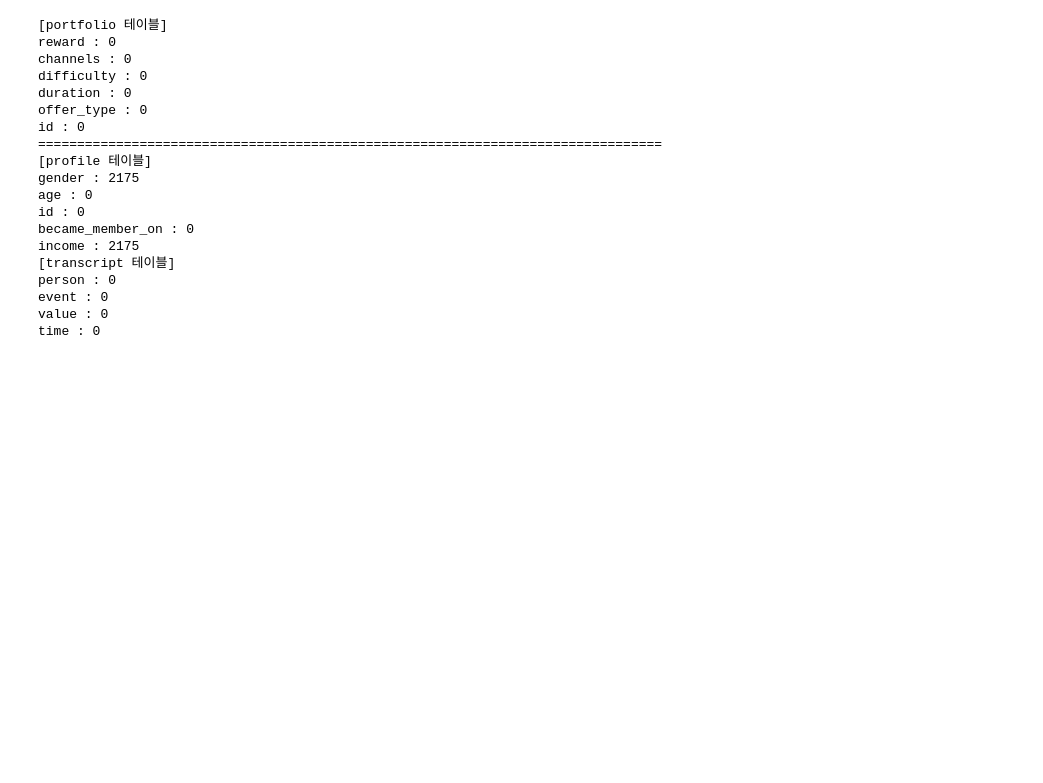
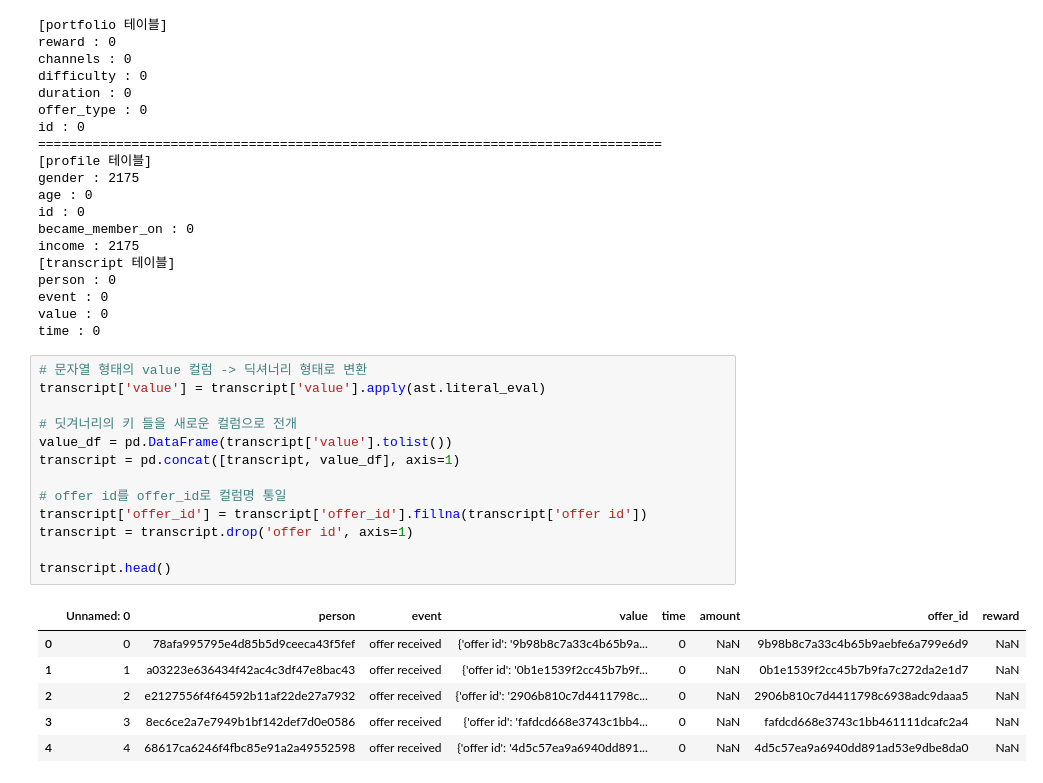
Before and after one commit to yoohengu/marketing_starbucks, a Jupyter notebook: kms/test.ipynb, the cells around one changed output. Drawn from its saved outputs; the diff is of its cells as text; blank space fills up the shorter version.

```diff
--- a/kms/test.ipynb
+++ b/kms/test.ipynb
@@ -209,3 +216,23 @@ person : 0
 event : 0
 value : 0
 time : 0
+# %%
+# 문자열 형태의 value 컬럼 -> 딕셔너리 형태로 변환
+transcript['value'] = transcript['value'].apply(ast.literal_eval)
+
+# 딧겨너리의 키 들을 새로운 컬럼으로 전개
+value_df = pd.DataFrame(transcript['value'].tolist())
+transcript = pd.concat([transcript, value_df], axis=1)
+
+# offer id를 offer_id로 컬럼명 통일
+transcript['offer_id'] = transcript['offer_id'].fillna(transcript['offer id'])
+transcript = transcript.drop('offer id', axis=1)
+
+transcript.head()
+# %% [output]
+|  | Unnamed: 0 | person | event | value | time | amount | offer_id | reward |
+| 0 | 0 | 78afa995795e4d85b5d9ceeca43f5fef | offer received | {'offer id': '9b98b8c7a33c4b65b9a... | 0 | NaN | 9b98b8c7a33c4b65b9aebfe6a799e6d9 | NaN |
+| 1 | 1 | a03223e636434f42ac4c3df47e8bac43 | offer received | {'offer id': '0b1e1539f2cc45b7b9f... | 0 | NaN | 0b1e1539f2cc45b7b9fa7c272da2e1d7 | NaN |
+| 2 | 2 | e2127556f4f64592b11af22de27a7932 | offer received | {'offer id': '2906b810c7d4411798c... | 0 | NaN | 2906b810c7d4411798c6938adc9daaa5 | NaN |
+| 3 | 3 | 8ec6ce2a7e7949b1bf142def7d0e0586 | offer received | {'offer id': 'fafdcd668e3743c1bb4... | 0 | NaN | fafdcd668e3743c1bb461111dcafc2a4 | NaN |
+| 4 | 4 | 68617ca6246f4fbc85e91a2a49552598 | offer received | {'offer id': '4d5c57ea9a6940dd891... | 0 | NaN | 4d5c57ea9a6940dd891ad53e9dbe8da0 | NaN |
```
Also changed, not shown: parts of 4 cells of this notebook.
